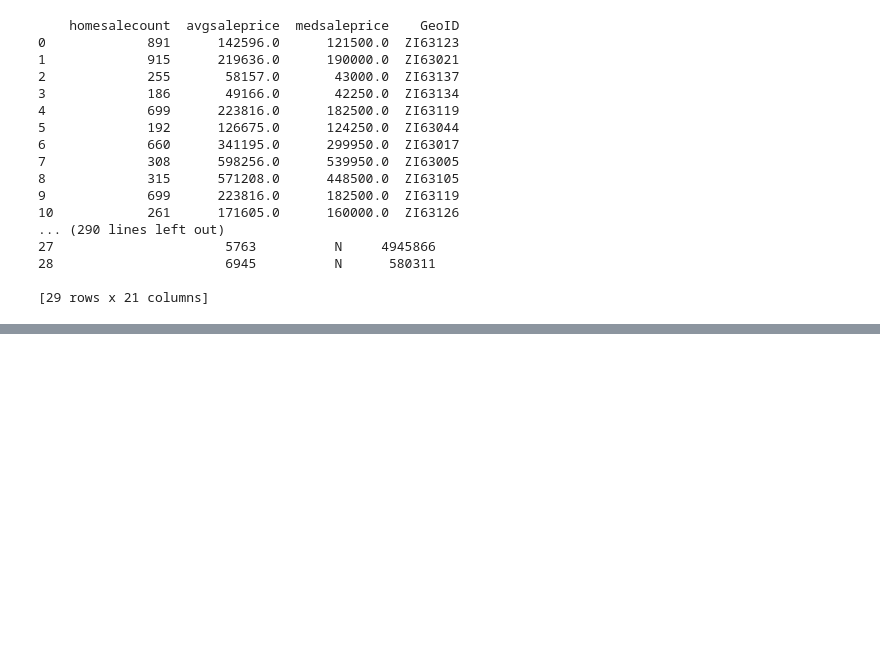
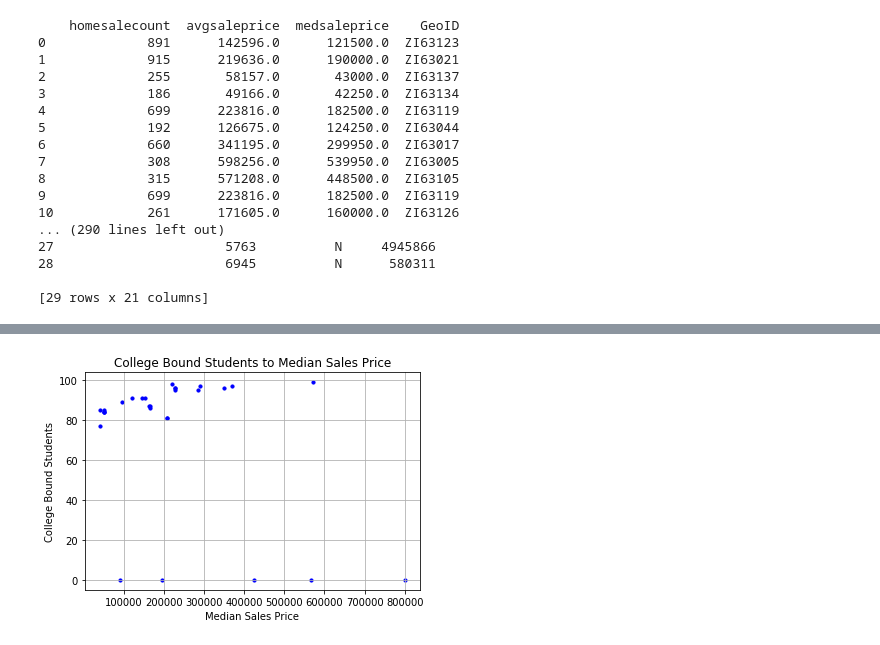
Before and after one commit to turtle3k/team-project, a Jupyter notebook: Data/ChartsforPresentation.ipynb, the cells around one changed output, grey strips where cells are left out. Cells and saved outputs as stored; diff of their text form; code cells hidden in the pictures; blank space fills up the shorter version.

```diff
--- a/Data/ChartsforPresentation.ipynb
+++ b/Data/ChartsforPresentation.ipynb
@@ -40 +63,14 @@ print(school_details)
+# %%
+plt.scatter(sales_details_2018["medsaleprice"], school_details["collegebound"], marker="o", color = ["blue"], s = 10)
+
+plt.title("College Bound Students to Median Sales Price")
+plt.xlabel("Median Sales Price")
+plt.ylabel("College Bound Students")
+plt.grid(True)
+
+#plt.savefig("CollegeBoundMedianSalesPrice.png")
+
+plt.show()
+# %% [output]
+[figure, added]
 # %%
```
Also changed, not shown: parts of 6 cells of this notebook.
